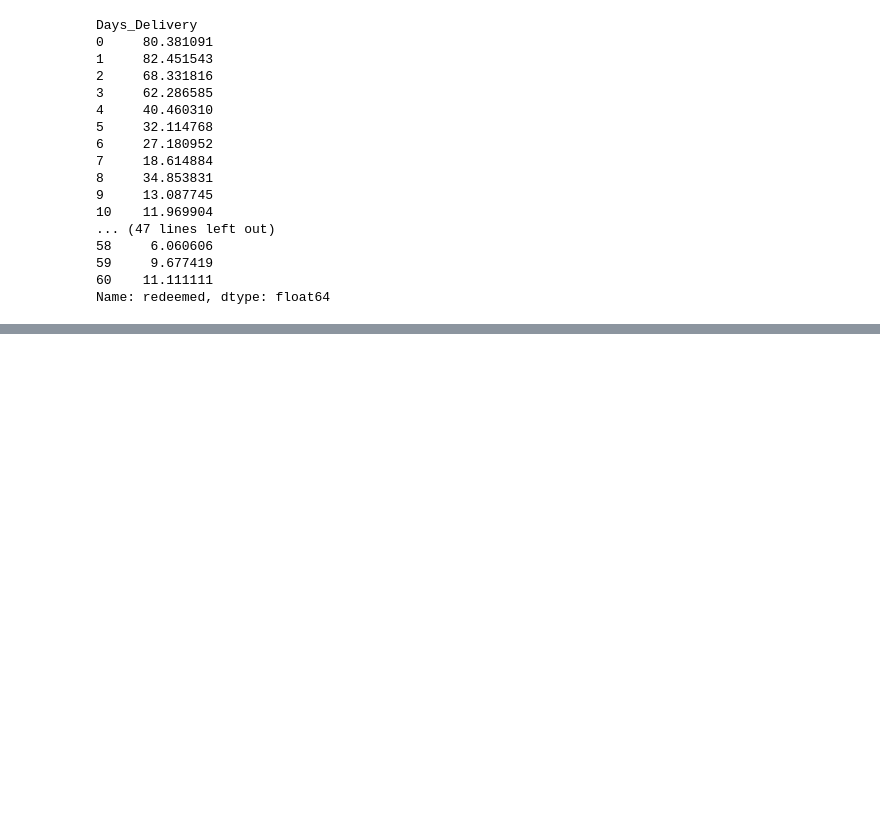
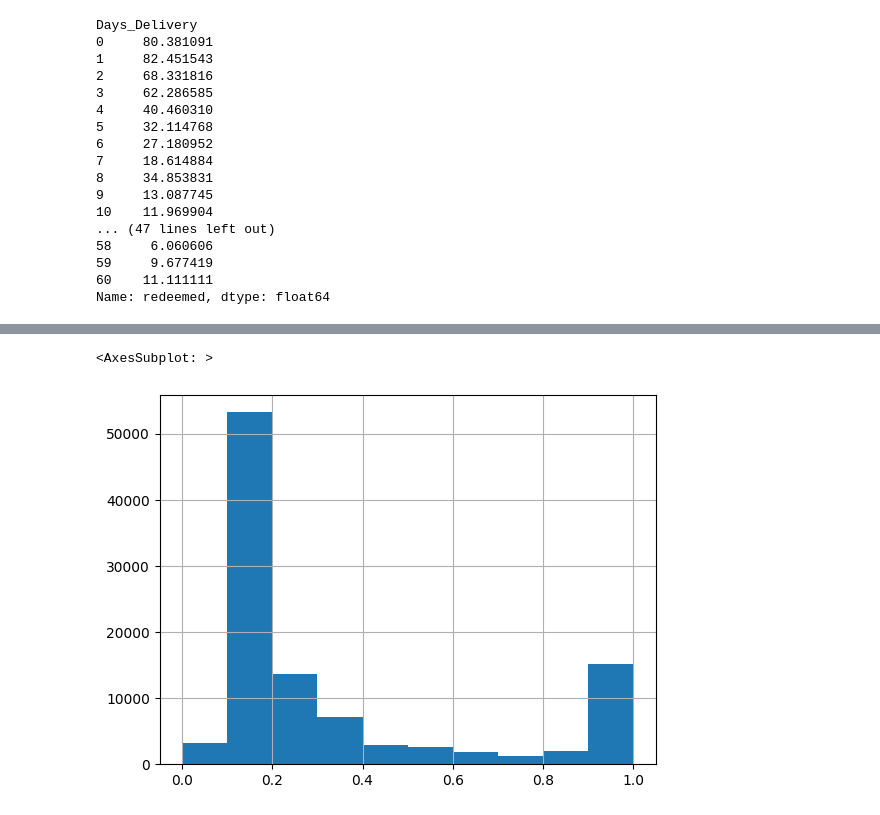
Before and after one commit to NovPas/percent_of_delivery, a Jupyter notebook: Delivery prediction.ipynb, the cells around one changed output, grey strips where cells are left out. Drawn from its saved outputs; the diff is of its cells as text; code cells hidden in the pictures; blank space fills up the shorter version.

```diff
--- a/Delivery prediction.ipynb
+++ b/Delivery prediction.ipynb
@@ -128,0 +236,4 @@ _ = tree.plot_tree(clf, filled=True)
+# %%
+grid_search_cv_slf = GridSearchCV(clf, parameters, cv=5)
+# %%
+grid_search_cv_slf.fit(X_train, y_train)
@@ -128,0 +248,2 @@ _ = tree.plot_tree(clf, filled=True)
+# %%
+best_clf = grid_search_cv_slf.best_estimator_
@@ -128,0 +271,3 @@ _ = tree.plot_tree(clf, filled=True)
+# %%
+y_pred_prob = best_clf.predict_proba(X_test)
+y_pred_prob
@@ -128,0 +282,6 @@ _ = tree.plot_tree(clf, filled=True)
+# %%
+# Гистрограмма что будут доставлены
+pd.Series(y_pred_prob[:, 0]).hist()
+# %% [output]
+<AxesSubplot: >
+[figure, added]
```
Also changed, not shown: parts of 42 cells of this notebook.
